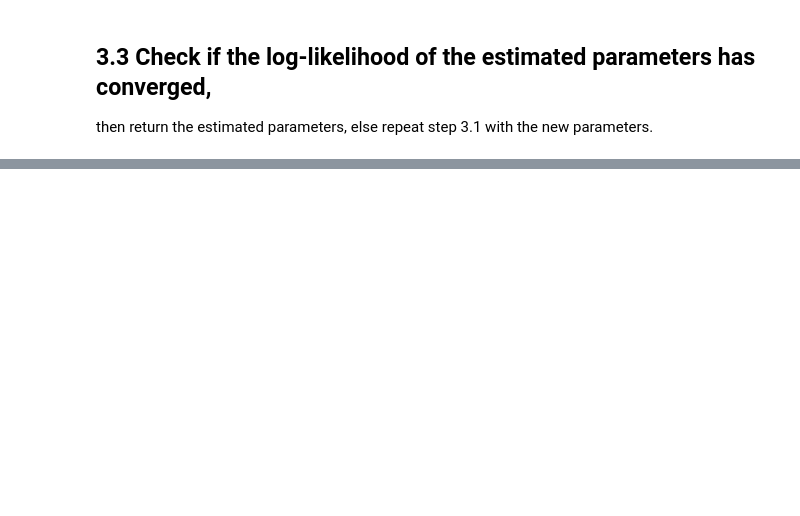
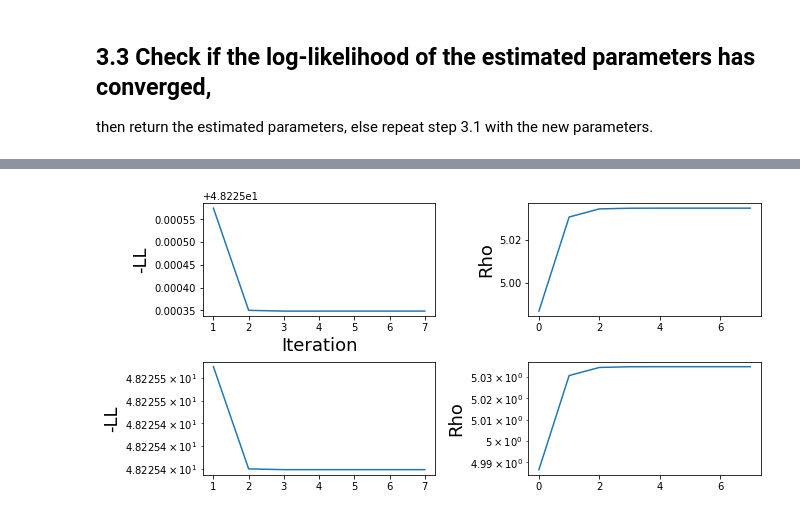
Before and after one commit to maepz/CRISPR_distance, a Jupyter notebook: CRISPR_distance.ipynb, the cells around one changed output, grey strips where cells are left out. Cells and saved outputs as stored; diff of their text form; code cells hidden in the pictures; blank space fills up the shorter version.

Commit message:
Implemented stopping criteria for convergence

```diff
--- a/CRISPR_distance.ipynb
+++ b/CRISPR_distance.ipynb
@@ -176,3 +155,22 @@ OPTIMIZE_rho(t1t2_list,pair_list,size_lims,non_overlapping_arrays)
 then return the
 estimated parameters, else repeat step 3.1
 with the new parameters.
+# %%
+Init_LL=[np.inf]
+i=0
+step_list=[0]
+rho_list=[rho_update]
+convergence='False'
+while convergence=='False':
+    i+=1
+    step_list+=[i]
+    previous_LL=Init_LL[-1]
+    t1t2_list=OPTIMIZE_t1t2(overlapping_arrays, rho_update, size_lims)
+    OPTIMIZE_rho(t1t2_list,pair_list,size_lims,non_overlapping_arrays)
+    (rho_update, neg_LL_update) = OPTIMIZE_rho(t1t2_list,pair_list,size_lims,non_overlapping_arrays)
+    Init_LL+=[neg_LL_update[0]]
+    rho_list+=[rho_update]
+
+    print(previous_LL,neg_LL_update[0])
+    if neg_LL_update[0]>previous_LL:
+        convergence='True'
@@ -178,0 +185,41 @@ with the new parameters.
+# %%
+import matplotlib.pyplot as plt
+
+
+fig,axarr = plt.subplots(2,2,figsize=(10,5))
+fig.subplots_adjust(wspace=0.4,hspace=0.4)
+axarr = axarr.flatten()
+
+
+ax = axarr[0]
+X=step_list
+Y = Init_LL
+ax.plot(X, Y)
+ax.set_xlabel('Iteration',fontsize=18)
+ax.set_ylabel('-LL',fontsize=18)
+
+
+ax = axarr[1]
+X=step_list
+Y = rho_list
+ax.plot(X, Y)
+ax.set_ylabel('Rho',fontsize=18)
+
+
+ax = axarr[2]
+X=step_list
+Y = Init_LL
+ax.plot(X, Y)
+ax.set_ylabel('-LL',fontsize=18)
+ax.set_yscale("log")
+
+
+ax = axarr[3]
+X=step_list
+Y = rho_list
+ax.semilogy(X, Y)
+ax.set_ylabel('Rho',fontsize=18)
+#ax.set_yscale("log")
+plt.show()
+# %% [output]
+[figure, added]
```
Also changed, not shown: parts of 3 cells of this notebook, 2 other files.
